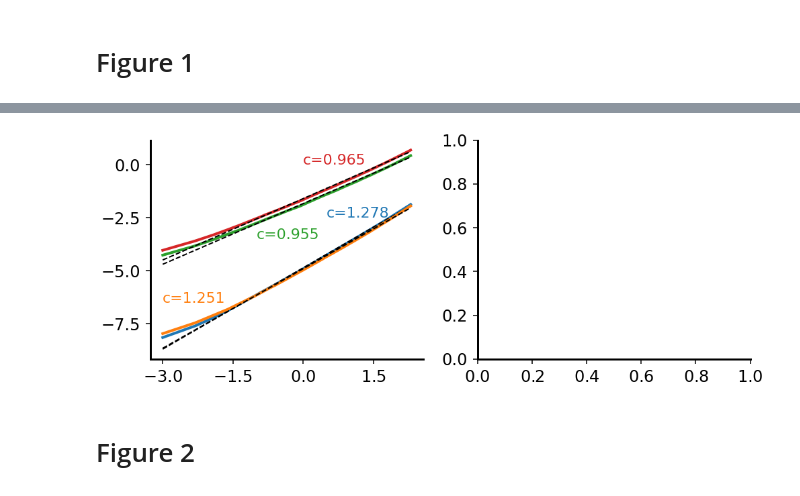
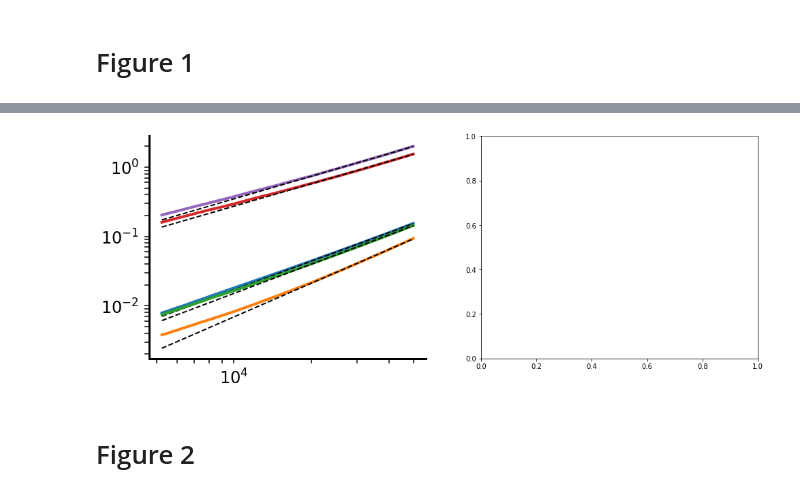
Before and after one commit to danielkunin/rethinking-SGD, a Jupyter notebook: notebooks/figures.ipynb, the cells around one changed output, grey strips where cells are left out. Saved outputs shown, nothing was run; the diff lists cells and outputs as text; code cells hidden in the pictures.

```diff
--- a/notebooks/figures.ipynb
+++ b/notebooks/figures.ipynb
@@ -210,12 +210,12 @@ experiment = "fig_1"
 expids = [
     #"alexnet_imagenet_pretrained",
     "vgg16bn_imagenet_pretrained",
-    #"vgg16_imagenet_pretrained",
+    "vgg16_imagenet_pretrained",
     "vgg11bn_imagenet_pretrained",
     #"res18_imagenet_pretrained",
     #"res34_imagenet_pretrained",
 ]
-lrs = [0.00001, 0.00001]
+lrs = [0.00001, 0.00001, 0.00001]
 for i,expid in enumerate(expids):
     d = dd.io.load(f"{CACHE_PATH}/{experiment}/{expid}/cache/performance_from_ckpt.h5", "/performance")
     ax = axes[0,0]
@@ -236,7 +236,7 @@ for i,expid in enumerate(expids):
     ax = axes[0,1]
     d = dd.io.load(f"{CACHE_PATH}/{experiment}/{expid}/cache/loss_diff_from_ckpt.h5", "/loss_diff")
     plot_kwargs = {"label":expid, "color": plt.cm.tab10(i), "lw": 3}
-    plot_moving_average(ax, np.arange(len(d["vel_norm"]))/20, (lrs[i]**2)*d["vel_norm"], w=15, **plot_kwargs)
+    plot_moving_average(ax, np.arange(len(d["vel_norm"]))*250, (lrs[i]**2)*d["vel_norm"], w=15, **plot_kwargs)
     #axes[1].legend()
     ax.set_yscale("log")
     style_axes(ax, numyticks=1)
@@ -250,8 +250,8 @@ lrs = [0.0001, 0.0001]
 for i,expid in enumerate(expids):
     ax = axes[1,1]
     d = dd.io.load(f"{CACHE_PATH}/{experiment}/{expid}/cache/loss_diff_from_ckpt.h5", "/loss_diff")
-    plot_kwargs = {"label":expid, "color": plt.cm.tab10(i+2), "lw": 3}
-    plot_moving_average(ax, np.arange(len(d["vel_norm"]))/20, (lrs[i]**2)*d["vel_norm"], w=15, **plot_kwargs)
+    plot_kwargs = {"label":expid, "color": plt.cm.tab10(i+3), "lw": 3}
+    plot_moving_average(ax, np.arange(len(d["vel_norm"]))*250, (lrs[i]**2)*d["vel_norm"], w=15, **plot_kwargs)
     #axes[1].legend()
     ax.set_yscale("log")
     style_axes(axes[1,1], numyticks=1)
@@ -270,46 +270,71 @@ experiment = "fig_1"
 expids = [
     #"alexnet_imagenet_pretrained",
     "vgg16bn_imagenet_pretrained",
-    #"vgg16_imagenet_pretrained",
+    "vgg16_imagenet_pretrained",
     "vgg11bn_imagenet_pretrained",
     "res18_imagenet_pretrained",
     "res34_imagenet_pretrained",
 ]
 lr = 0.1
-coords = [(0.5,-2.5),(-3,-6.5),(-1,-3.5),(0,0)]
+coords = [(0.5,-2.5),(0,1),(-3,-6.5),(-1,-3.5),(0,0)]
+coords = [np.exp(c) for c in coords]
 for i,expid in enumerate(expids):
     d = dd.io.load(
         f"{CACHE_PATH}/{experiment}/{expid}/cache/dist_from_start_from_ckpt.h5",
         "/dist_from_start"
     )
-    x = np.arange(len(d["dist_from_start"]))/20
+    x = np.arange(len(d["dist_from_start"]))*250
     y = d["dist_from_start"]**2
-    x = np.log(x[1:])
-    y = np.log(y[1:])
+    x = np.log(x[21:]) # skip the first epoch
+    y = np.log(y[21:]) # skip the first epoch
 
+    x_ = x[len(x)//3:] # fit on the last 2/3 of data
+    y_ = y[len(y)//3:] # fit on the last 2/3 of data
     model = LinearRegression()
-    model.fit(x[:, np.newaxis], y)
+    model.fit(x_[:, np.newaxis], y_)
 
     x_fit = np.linspace(min(x), max(x), 100)
     y_fit = model.predict(x_fit[:, np.newaxis])
 
-    axes[0].plot(x, y,
+    # Transform back to normal coordinates, but still plot on loglog
+    x = np.exp(x)
+    y = np.exp(y)
+    x_fit = np.exp(x_fit)
+    y_fit = np.exp(y_fit)
+    ax = axes[0]
+    ax.plot(x, y,
                  label=f"{expid} fit slope: {model.coef_[0]:1.3f}", color=plt.cm.tab10(i),
                  lw=4)
-    axes[0].plot(x_fit, y_fit, "k--",
+    ax.plot(x_fit, y_fit, "k--",
                  lw=2)
-    axes[0].text(coords[i][0], coords[i][1], f"c={model.coef_[0]:1.3f}", color=plt.cm.tab10(i),
-                size=22)
+    ax.set_yscale("log")
+    ax.set_xscale("log")
+    #axes[0].text(coords[i][0], coords[i][1], f"c={model.coef_[0]:1.3f}", color=plt.cm.tab10(i),
+    #            size=22)
     #axes[0].set_title("log-log squared distance from pretrained")
     #axes[0].set_ylabel("log(|W_0 - W_t|_2^2)")
     #axes[0].set_xlabel("log(Epochs from pretained state)")
     #axes[0].set_yscale("log")
     #axes[0].legend()
-    style_axes(axes[0])
-    style_axes(axes[1])
+
+    ax.tick_params(axis="y", which="both", bottom=True, top=False,
+                   labelbottom=True, left=True, right=False,
+                   labelleft=True,direction='out',length=7,width=1.5,pad=8,labelsize=24)
+
+    ax.tick_params(axis="x", which="both", bottom=True, top=False,
+                   labelbottom=True, left=True, right=False,
+                   labelleft=True,direction='out',length=7,width=1.5,pad=8,
+                   labelsize=24)
+
+    # boundary
+    ax.spines['right'].set_visible(False)
+    ax.spines['top'].set_visible(False)
+    for dir in ["top", "bottom", "right", "left"]:
+        ax.spines[dir].set_linewidth(3)
+
 plt.savefig("fig_1_Delta.pdf")
 # %% [output]
-[figure, old version]
+[figure, new version]
 # %% [markdown]
 # Figure 2
 # %%
```
Also changed, not shown: parts of 2 cells of this notebook.
